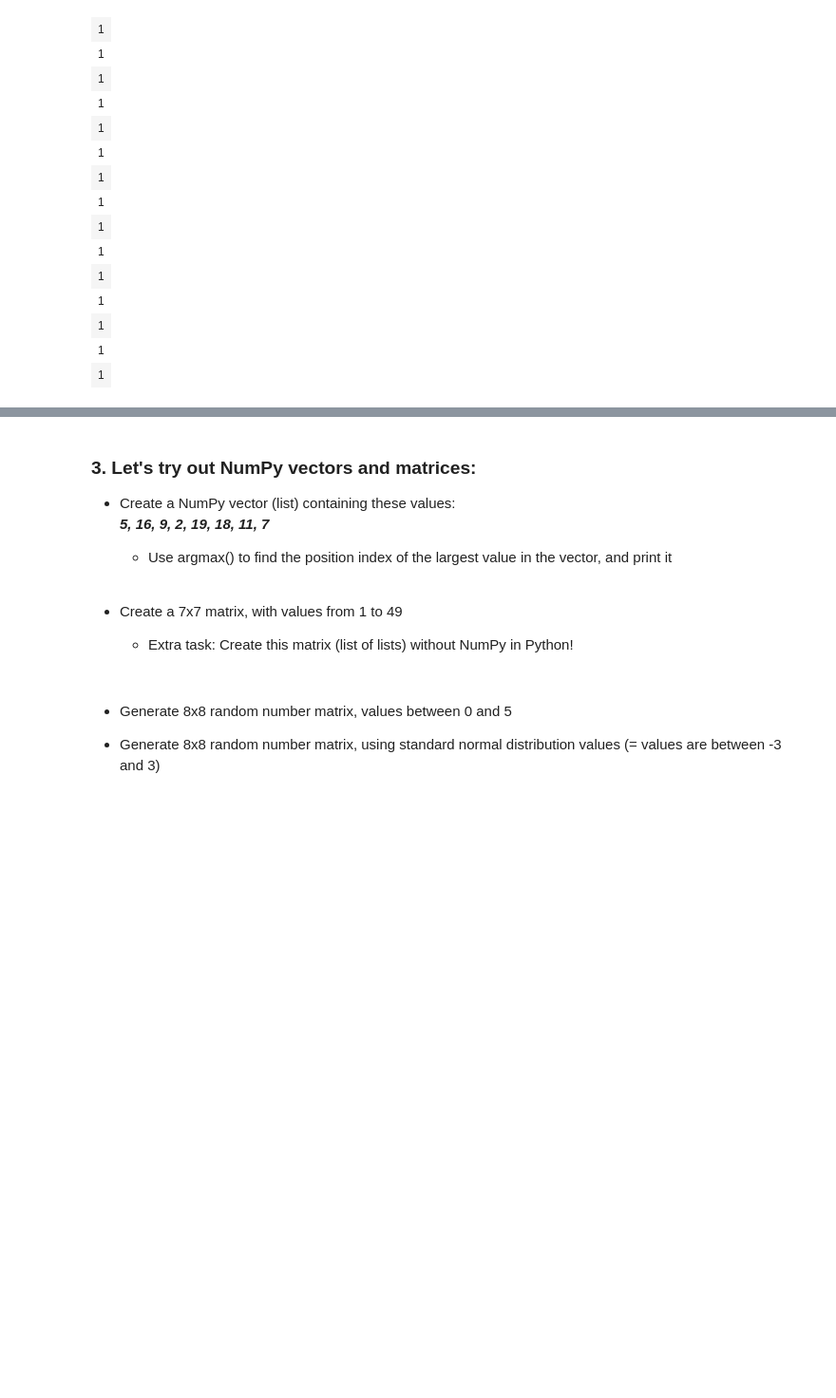
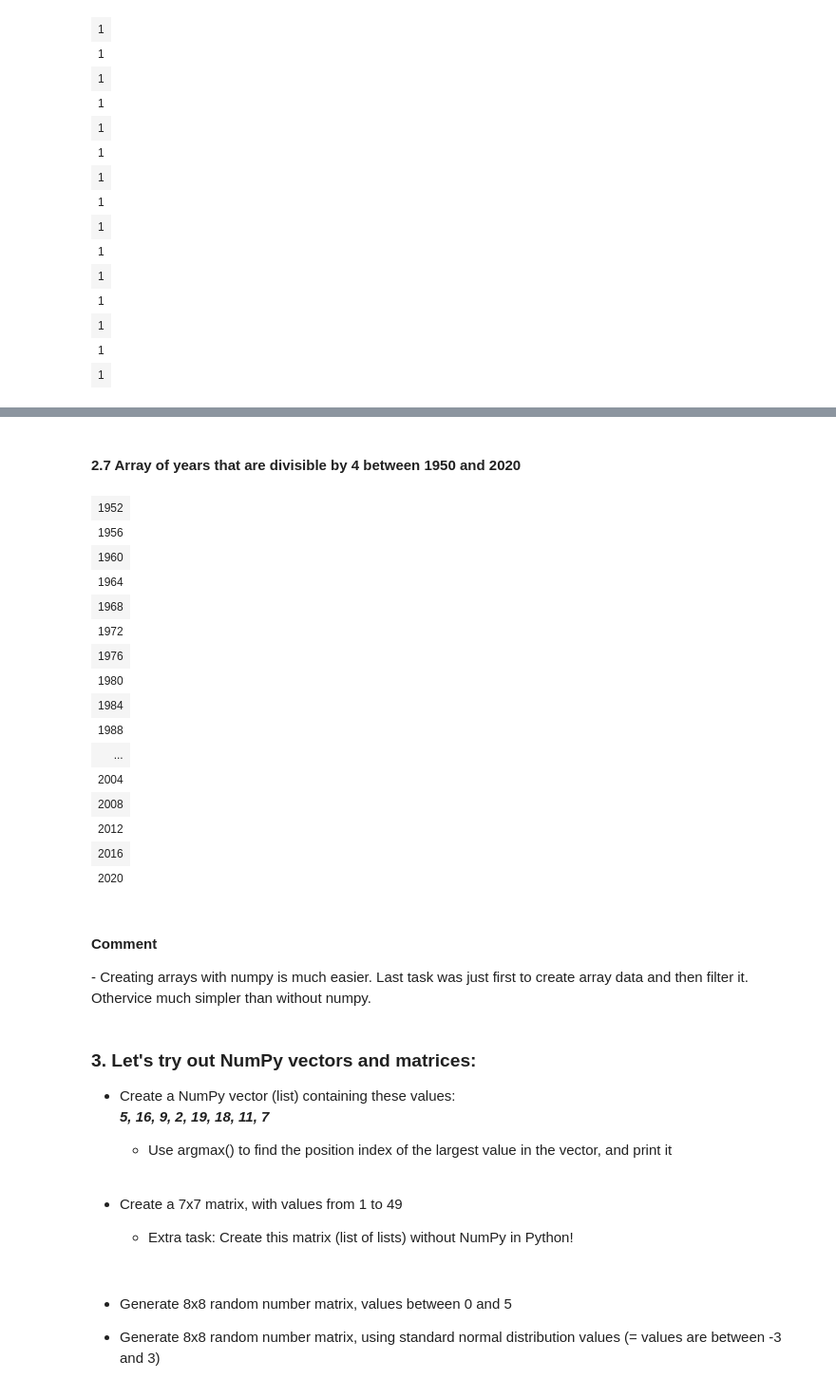
Before and after one commit to jtsillan/DataAnalytics, a Jupyter notebook: exercise_set_1.ipynb, the cells around one changed output, grey strips where cells are left out. Shown at 95% size. Drawn from its saved outputs; the diff is of its cells as text; code cells hidden in the pictures; blank space fills up the shorter version.

```diff
--- a/exercise_set_1.ipynb
+++ b/exercise_set_1.ipynb
@@ -212,3 +296,34 @@ np.ones(15, dtype=int)
+# %% [markdown]
+<h4>2.7  Array of years that are divisible by 4 between 1950 and 2020</h4>
+# %%
+# Create array of numbers between 1950..2020
+years = np.arange(1950, 2021)
+
+# Filter numbers that are divisible by 4
+div_four = years[years % 4 == 0]
+
+# Print filtered array
+div_four
+# %% [output]
+| 1952 |
+| 1956 |
+| 1960 |
+| 1964 |
+| 1968 |
+| 1972 |
+| 1976 |
+| 1980 |
+| 1984 |
+| 1988 |
+| ... |
+| 2004 |
+| 2008 |
+| 2012 |
+| 2016 |
+| 2020 |
+# %% [markdown]
+<h4>Comment</h4>
+- Creating arrays with numpy is much easier. Last task was just first to create array data and then filter it. Othervice much simpler than without numpy.
 # %% [markdown]
 <h3><b>3. Let's try out NumPy vectors and matrices:</b></h3>
 
```
Also changed, not shown: parts of 31 cells of this notebook.
